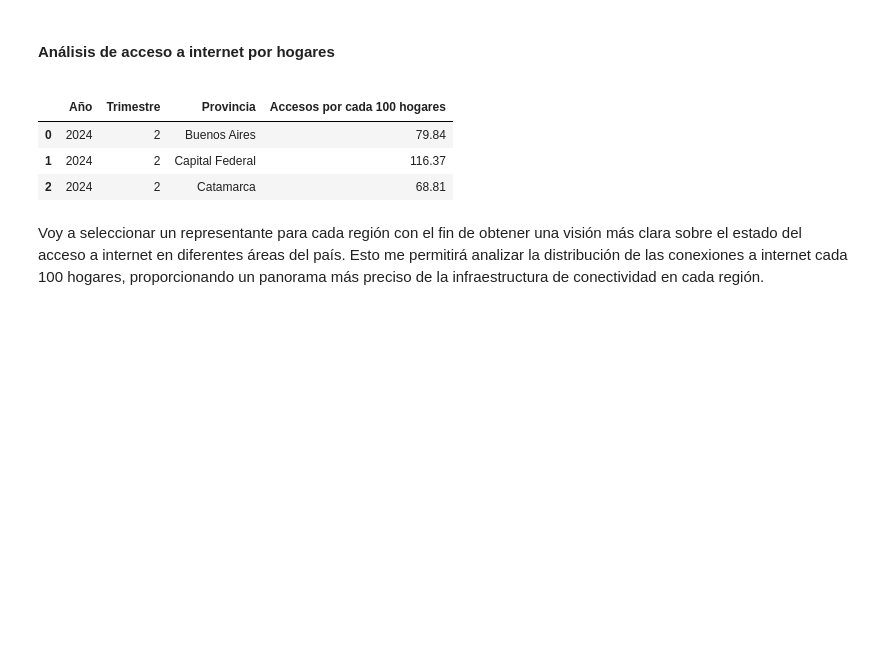
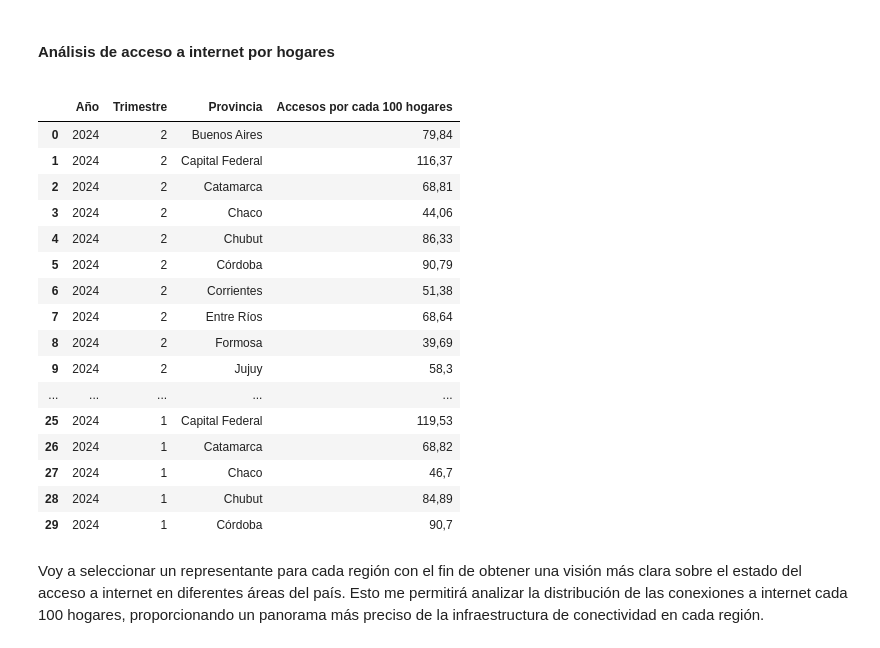
Before and after one commit to Julianburastero/Analisis_Internet_Argentina, a Jupyter notebook: notebooks/eda.ipynb, the cells around one changed output. Saved outputs shown, nothing was run; the diff lists cells and outputs as text; code cells hidden in the pictures; blank space fills up the shorter version.

```diff
--- a/notebooks/eda.ipynb
+++ b/notebooks/eda.ipynb
@@ -33,12 +33,25 @@ En la región patagonia es la zona donde se ve una menor cantidad de velocidad d
 hog = pd.read_csv('../data/pen_hogar.csv')
 # %%
 # Verificamos las primeras filas:
-hog.head(3)
+hog.head(30)
 # %% [output]
 |  | Año | Trimestre | Provincia | Accesos por cada 100 hogares |
-| 0 | 2024 | 2 | Buenos Aires | 79.84 |
-| 1 | 2024 | 2 | Capital Federal | 116.37 |
-| 2 | 2024 | 2 | Catamarca | 68.81 |
+| 0 | 2024 | 2 | Buenos Aires | 79,84 |
+| 1 | 2024 | 2 | Capital Federal | 116,37 |
+| 2 | 2024 | 2 | Catamarca | 68,81 |
+| 3 | 2024 | 2 | Chaco | 44,06 |
+| 4 | 2024 | 2 | Chubut | 86,33 |
+| 5 | 2024 | 2 | Córdoba | 90,79 |
+| 6 | 2024 | 2 | Corrientes | 51,38 |
+| 7 | 2024 | 2 | Entre Ríos | 68,64 |
+| 8 | 2024 | 2 | Formosa | 39,69 |
+| 9 | 2024 | 2 | Jujuy | 58,3 |
+| ... | ... | ... | ... | ... |
+| 25 | 2024 | 1 | Capital Federal | 119,53 |
+| 26 | 2024 | 1 | Catamarca | 68,82 |
+| 27 | 2024 | 1 | Chaco | 46,7 |
+| 28 | 2024 | 1 | Chubut | 84,89 |
+| 29 | 2024 | 1 | Córdoba | 90,7 |
 # %% [markdown]
 Voy a seleccionar un representante para cada región con el fin de obtener una visión más clara sobre el estado del acceso a internet en diferentes áreas del país. Esto me permitirá analizar la distribución de las conexiones a internet cada 100 hogares, proporcionando un panorama más preciso de la infraestructura de conectividad en cada región.
 # %%
```
Also changed, not shown: parts of 1 cell of this notebook, 22 other files.
